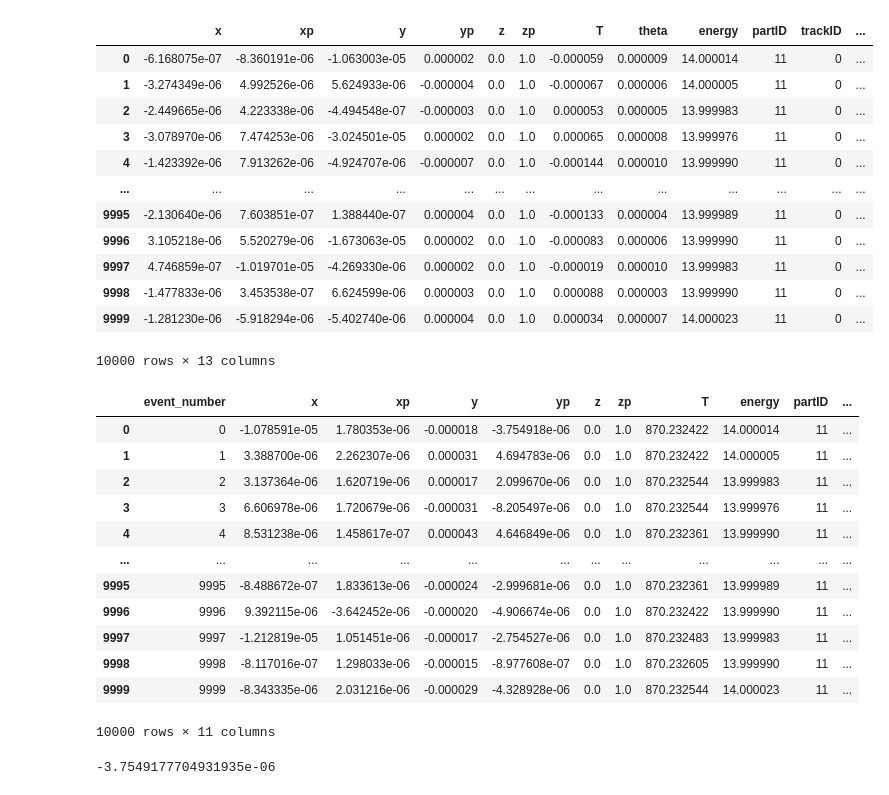
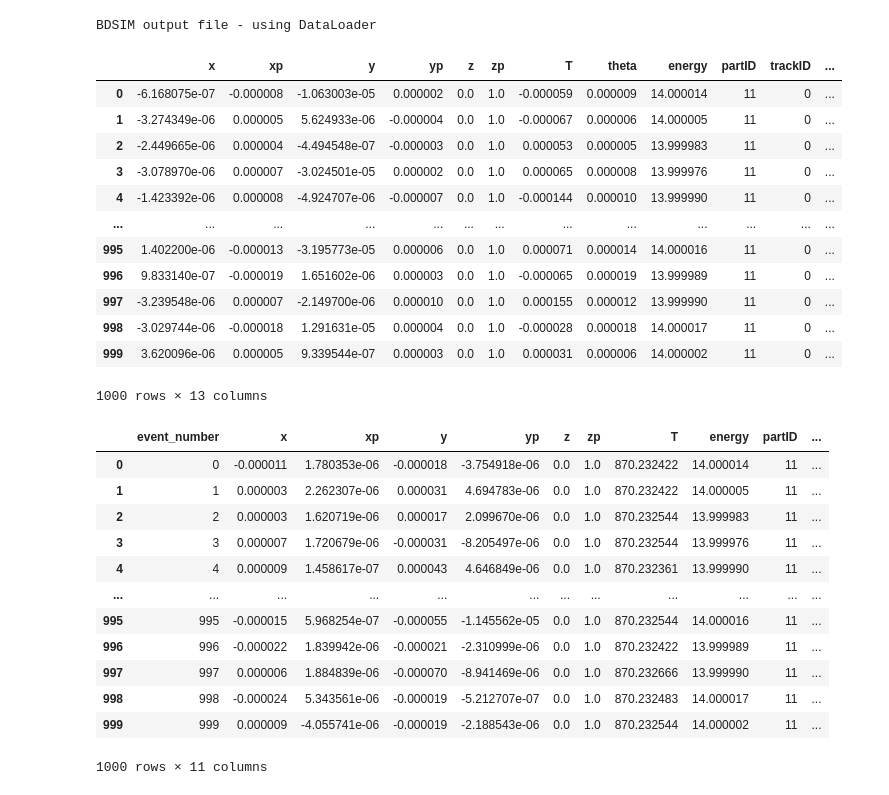
Before and after one commit to MarinDeniaud/luxe-backgrounds, a Jupyter notebook: 06_analysis/jupyter_notebooks/SVD_with_varying_bpm_resolution.ipynb, the cells around one changed output. Cells and saved outputs as stored; diff of their text form; code cells hidden in the pictures.

```diff
--- a/06_analysis/jupyter_notebooks/SVD_with_varying_bpm_resolution.ipynb
+++ b/06_analysis/jupyter_notebooks/SVD_with_varying_bpm_resolution.ipynb
@@ -4,43 +4,44 @@ import matplotlib.pyplot as _plt
 import pybdsim as _bd
 import pymad8 as _m8
 # %%
-bdsimfile = "../../04_dataLocal/beamTracking/00_TL-T20-FF_bpms-for-elbex_10000-particles.root"
+bdsimfile1000_0 = "../../04_dataLocal/beamTracking/00_TL-T20-FF_bpms-for-elbex_1000-particles.root"
+bdsimfile10000_0 = "../../04_dataLocal/beamTracking/00_TL-T20-FF_bpms-for-elbex_10000-particles.root"
+bdsimfile10000_1 = "../../04_dataLocal/beamTracking/01_TL-T20-FF_bpms-for-elbex_10000-particles.root"
 # %%
-bdsimOutput = _bd.DataPandas.BDSIMOutput(bdsimfile)
+bdsimOutput = _bd.Data.Load(bdsimfile1000_0)
+bdsimOutputPandas = _bd.DataPandas.BDSIMOutput(bdsimfile1000_0)
+# %% [output]
+BDSIM output file - using DataLoader
 # %%
-bdsimOutput.get_primary()
+bdsimOutputPandas.get_primary()
 # %% [output]
 |  | x | xp | y | yp | z | zp | T | theta | energy | partID | trackID | ... |
-| 0 | -6.168075e-07 | -8.360191e-06 | -1.063003e-05 | 0.000002 | 0.0 | 1.0 | -0.000059 | 0.000009 | 14.000014 | 11 | 0 | ... |
-| 1 | -3.274349e-06 | 4.992526e-06 | 5.624933e-06 | -0.000004 | 0.0 | 1.0 | -0.000067 | 0.000006 | 14.000005 | 11 | 0 | ... |
-| 2 | -2.449665e-06 | 4.223338e-06 | -4.494548e-07 | -0.000003 | 0.0 | 1.0 | 0.000053 | 0.000005 | 13.999983 | 11 | 0 | ... |
-| 3 | -3.078970e-06 | 7.474253e-06 | -3.024501e-05 | 0.000002 | 0.0 | 1.0 | 0.000065 | 0.000008 | 13.999976 | 11 | 0 | ... |
-| 4 | -1.423392e-06 | 7.913262e-06 | -4.924707e-06 | -0.000007 | 0.0 | 1.0 | -0.000144 | 0.000010 | 13.999990 | 11 | 0 | ... |
+| 0 | -6.168075e-07 | -0.000008 | -1.063003e-05 | 0.000002 | 0.0 | 1.0 | -0.000059 | 0.000009 | 14.000014 | 11 | 0 | ... |
+| 1 | -3.274349e-06 | 0.000005 | 5.624933e-06 | -0.000004 | 0.0 | 1.0 | -0.000067 | 0.000006 | 14.000005 | 11 | 0 | ... |
+| 2 | -2.449665e-06 | 0.000004 | -4.494548e-07 | -0.000003 | 0.0 | 1.0 | 0.000053 | 0.000005 | 13.999983 | 11 | 0 | ... |
+| 3 | -3.078970e-06 | 0.000007 | -3.024501e-05 | 0.000002 | 0.0 | 1.0 | 0.000065 | 0.000008 | 13.999976 | 11 | 0 | ... |
+| 4 | -1.423392e-06 | 0.000008 | -4.924707e-06 | -0.000007 | 0.0 | 1.0 | -0.000144 | 0.000010 | 13.999990 | 11 | 0 | ... |
 | ... | ... | ... | ... | ... | ... | ... | ... | ... | ... | ... | ... | ... |
-| 9995 | -2.130640e-06 | 7.603851e-07 | 1.388440e-07 | 0.000004 | 0.0 | 1.0 | -0.000133 | 0.000004 | 13.999989 | 11 | 0 | ... |
-| 9996 | 3.105218e-06 | 5.520279e-06 | -1.673063e-05 | 0.000002 | 0.0 | 1.0 | -0.000083 | 0.000006 | 13.999990 | 11 | 0 | ... |
-| 9997 | 4.746859e-07 | -1.019701e-05 | -4.269330e-06 | 0.000002 | 0.0 | 1.0 | -0.000019 | 0.000010 | 13.999983 | 11 | 0 | ... |
-| 9998 | -1.477833e-06 | 3.453538e-07 | 6.624599e-06 | 0.000003 | 0.0 | 1.0 | 0.000088 | 0.000003 | 13.999990 | 11 | 0 | ... |
-| 9999 | -1.281230e-06 | -5.918294e-06 | -5.402740e-06 | 0.000004 | 0.0 | 1.0 | 0.000034 | 0.000007 | 14.000023 | 11 | 0 | ... |
+| 995 | 1.402200e-06 | -0.000013 | -3.195773e-05 | 0.000006 | 0.0 | 1.0 | 0.000071 | 0.000014 | 14.000016 | 11 | 0 | ... |
+| 996 | 9.833140e-07 | -0.000019 | 1.651602e-06 | 0.000003 | 0.0 | 1.0 | -0.000065 | 0.000019 | 13.999989 | 11 | 0 | ... |
+| 997 | -3.239548e-06 | 0.000007 | -2.149700e-06 | 0.000010 | 0.0 | 1.0 | 0.000155 | 0.000012 | 13.999990 | 11 | 0 | ... |
+| 998 | -3.029744e-06 | -0.000018 | 1.291631e-05 | 0.000004 | 0.0 | 1.0 | -0.000028 | 0.000018 | 14.000017 | 11 | 0 | ... |
+| 999 | 3.620096e-06 | 0.000005 | 9.339544e-07 | 0.000003 | 0.0 | 1.0 | 0.000031 | 0.000006 | 14.000002 | 11 | 0 | ... |
-10000 rows × 13 columns
+1000 rows × 13 columns
 # %%
-bdsimOutput.get_sampler('QH9T20.')
+bdsimOutputPandas.get_sampler('QH9T20.')
 # %% [output]
 |  | event_number | x | xp | y | yp | z | zp | T | energy | partID | ... |
-| 0 | 0 | -1.078591e-05 | 1.780353e-06 | -0.000018 | -3.754918e-06 | 0.0 | 1.0 | 870.232422 | 14.000014 | 11 | ... |
-| 1 | 1 | 3.388700e-06 | 2.262307e-06 | 0.000031 | 4.694783e-06 | 0.0 | 1.0 | 870.232422 | 14.000005 | 11 | ... |
-| 2 | 2 | 3.137364e-06 | 1.620719e-06 | 0.000017 | 2.099670e-06 | 0.0 | 1.0 | 870.232544 | 13.999983 | 11 | ... |
-| 3 | 3 | 6.606978e-06 | 1.720679e-06 | -0.000031 | -8.205497e-06 | 0.0 | 1.0 | 870.232544 | 13.999976 | 11 | ... |
-| 4 | 4 | 8.531238e-06 | 1.458617e-07 | 0.000043 | 4.646849e-06 | 0.0 | 1.0 | 870.232361 | 13.999990 | 11 | ... |
+| 0 | 0 | -0.000011 | 1.780353e-06 | -0.000018 | -3.754918e-06 | 0.0 | 1.0 | 870.232422 | 14.000014 | 11 | ... |
+| 1 | 1 | 0.000003 | 2.262307e-06 | 0.000031 | 4.694783e-06 | 0.0 | 1.0 | 870.232422 | 14.000005 | 11 | ... |
+| 2 | 2 | 0.000003 | 1.620719e-06 | 0.000017 | 2.099670e-06 | 0.0 | 1.0 | 870.232544 | 13.999983 | 11 | ... |
+| 3 | 3 | 0.000007 | 1.720679e-06 | -0.000031 | -8.205497e-06 | 0.0 | 1.0 | 870.232544 | 13.999976 | 11 | ... |
+| 4 | 4 | 0.000009 | 1.458617e-07 | 0.000043 | 4.646849e-06 | 0.0 | 1.0 | 870.232361 | 13.999990 | 11 | ... |
 | ... | ... | ... | ... | ... | ... | ... | ... | ... | ... | ... | ... |
-| 9995 | 9995 | -8.488672e-07 | 1.833613e-06 | -0.000024 | -2.999681e-06 | 0.0 | 1.0 | 870.232361 | 13.999989 | 11 | ... |
-| 9996 | 9996 | 9.392115e-06 | -3.642452e-06 | -0.000020 | -4.906674e-06 | 0.0 | 1.0 | 870.232422 | 13.999990 | 11 | ... |
-| 9997 | 9997 | -1.212819e-05 | 1.051451e-06 | -0.000017 | -2.754527e-06 | 0.0 | 1.0 | 870.232483 | 13.999983 | 11 | ... |
-| 9998 | 9998 | -8.117016e-07 | 1.298033e-06 | -0.000015 | -8.977608e-07 | 0.0 | 1.0 | 870.232605 | 13.999990 | 11 | ... |
-| 9999 | 9999 | -8.343335e-06 | 2.031216e-06 | -0.000029 | -4.328928e-06 | 0.0 | 1.0 | 870.232544 | 14.000023 | 11 | ... |
+| 995 | 995 | -0.000015 | 5.968254e-07 | -0.000055 | -1.145562e-05 | 0.0 | 1.0 | 870.232544 | 14.000016 | 11 | ... |
+| 996 | 996 | -0.000022 | 1.839942e-06 | -0.000021 | -2.310999e-06 | 0.0 | 1.0 | 870.232422 | 13.999989 | 11 | ... |
+| 997 | 997 | 0.000006 | 1.884839e-06 | -0.000070 | -8.941469e-06 | 0.0 | 1.0 | 870.232666 | 13.999990 | 11 | ... |
+| 998 | 998 | -0.000024 | 5.343561e-06 | -0.000019 | -5.212707e-07 | 0.0 | 1.0 | 870.232483 | 14.000017 | 11 | ... |
+| 999 | 999 | 0.000009 | -4.055741e-06 | -0.000019 | -2.188543e-06 | 0.0 | 1.0 | 870.232544 | 14.000002 | 11 | ... |
-10000 rows × 11 columns
+1000 rows × 11 columns
-# %%
-bdsimOutput.get_sampler('QH9T20.')['yp'].iloc[0]
-# %% [output]
--3.7549177704931935e-06
 # %%
```
Also changed, not shown: parts of 5 cells of this notebook, 3 other files.
